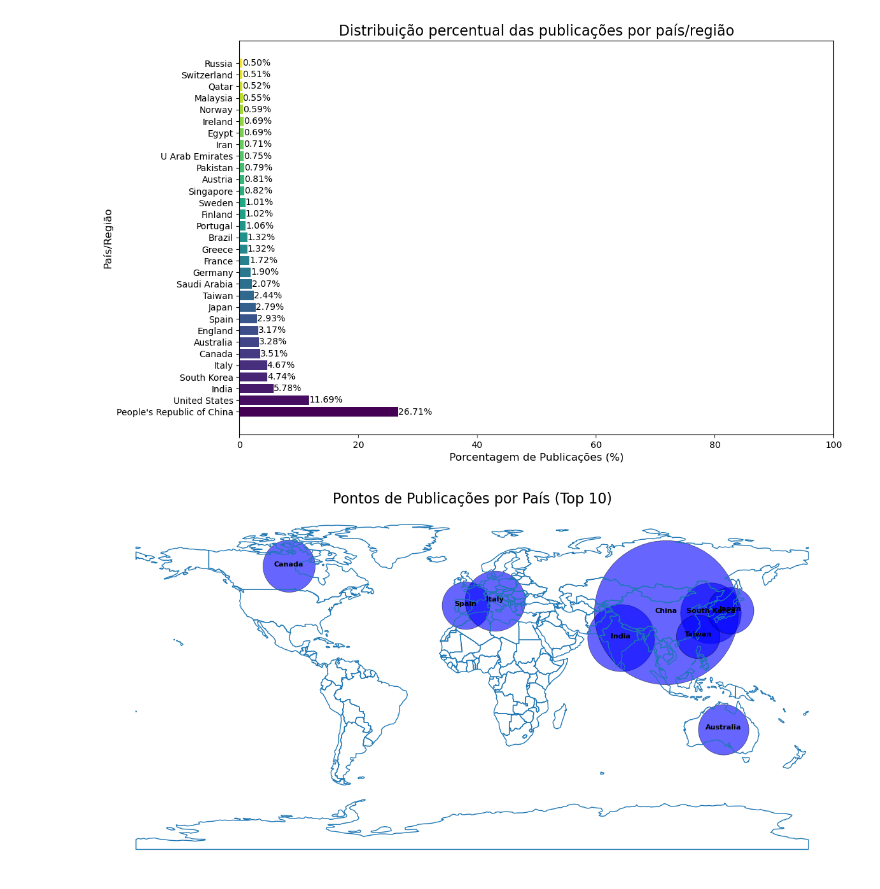
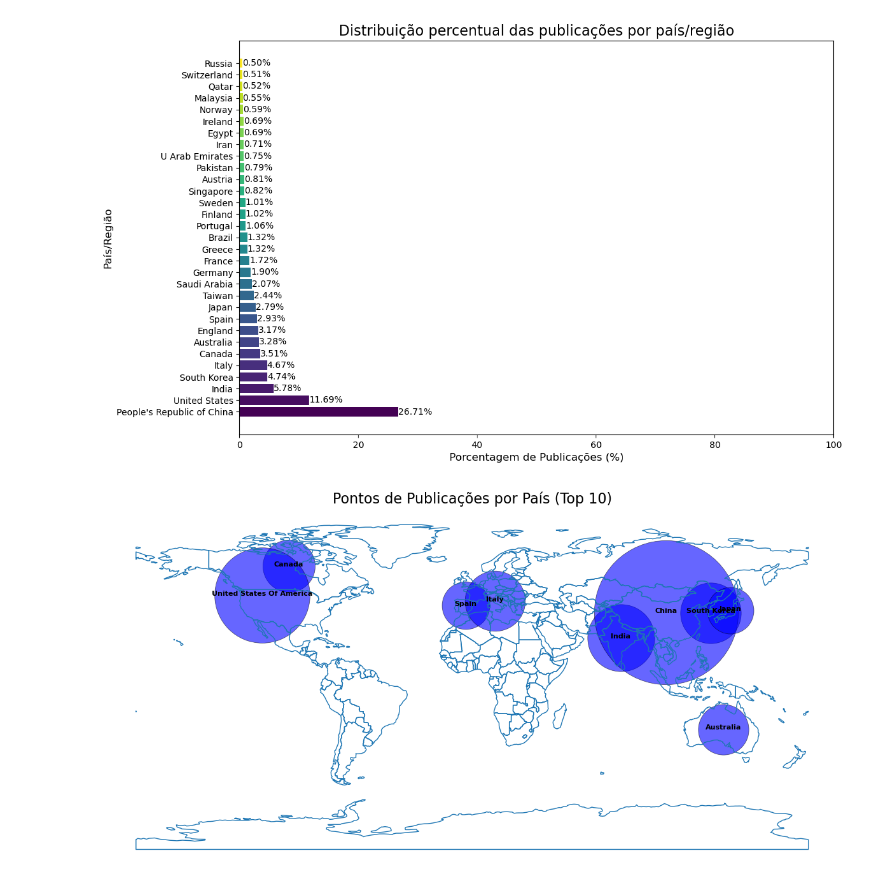
Before and after one commit to fernandoareias/literature-analysis, a Jupyter notebook: Analise.ipynb, the cells around one changed output. Saved outputs shown, nothing was run; the diff lists cells and outputs as text; code cells hidden in the pictures.

```diff
--- a/Analise.ipynb
+++ b/Analise.ipynb
@@ -302,14 +294,14 @@ plt.show()
 # %% [output]
 [figure]
 # %%
-import pandas as pd
-import geopandas as gpd
-import matplotlib.pyplot as plt
-from fuzzywuzzy import process
+
+
 
 world = gpd.read_file('datasets/map/ne_110m_admin_0_countries.shp')
 
-countries_data = df['Addresses'].fillna('').apply(lambda x: str(x).split(',')[-1].strip()).value_counts()
+countries_data = df['Addresses'].fillna('').apply(lambda x: str(x).split(',')[-1].strip())
+countries_data = countries_data.map(clean_country_name).value_counts()
+
 countries_df = pd.DataFrame(countries_data).reset_index()
 countries_df.columns = ['Country', 'Publication Count']
 
@@ -321,34 +313,34 @@ def get_best_match(country_name, choices):
     if not country_name:
         return None
     match, score = process.extractOne(country_name, choices)
     return match if score >= 80 else None
 
 geo_countries = world['ADMIN'].unique()
 
 top_countries_df['Country'] = top_countries_df['Country'].apply(lambda x: get_best_match(x, geo_countries))
 
 top_countries_df = top_countries_df.dropna(subset=['Country'])
 
 merged = world.merge(top_countries_df, how="left", left_on="ADMIN", right_on="Country")
 
 fig, ax = plt.subplots(1, 1, figsize=(15, 10))
 
 world.boundary.plot(ax=ax, linewidth=1)
 
 for idx, row in merged.iterrows():
     if row['Publication Count'] > 0:
         ax.scatter(*row.geometry.centroid.coords[0],
                    s=row['Publication Count'] * 10,
                    alpha=0.6, color='blue', edgecolor='k', linewidth=0.5)
         ax.annotate(text=row['Country'],
                     xy=row.geometry.centroid.coords[0],
                     ha='center', fontsize=8, color='black', weight='bold')
 
 plt.title('Pontos de Publicações por País (Top 10)', fontsize=16)
 plt.axis('off')
 plt.show()
 # %% [output]
-[figure, old version]
+[figure, new version]
 # %%
 import pandas as pd
 import networkx as nx
```
Also changed, not shown: parts of 5 cells of this notebook.
